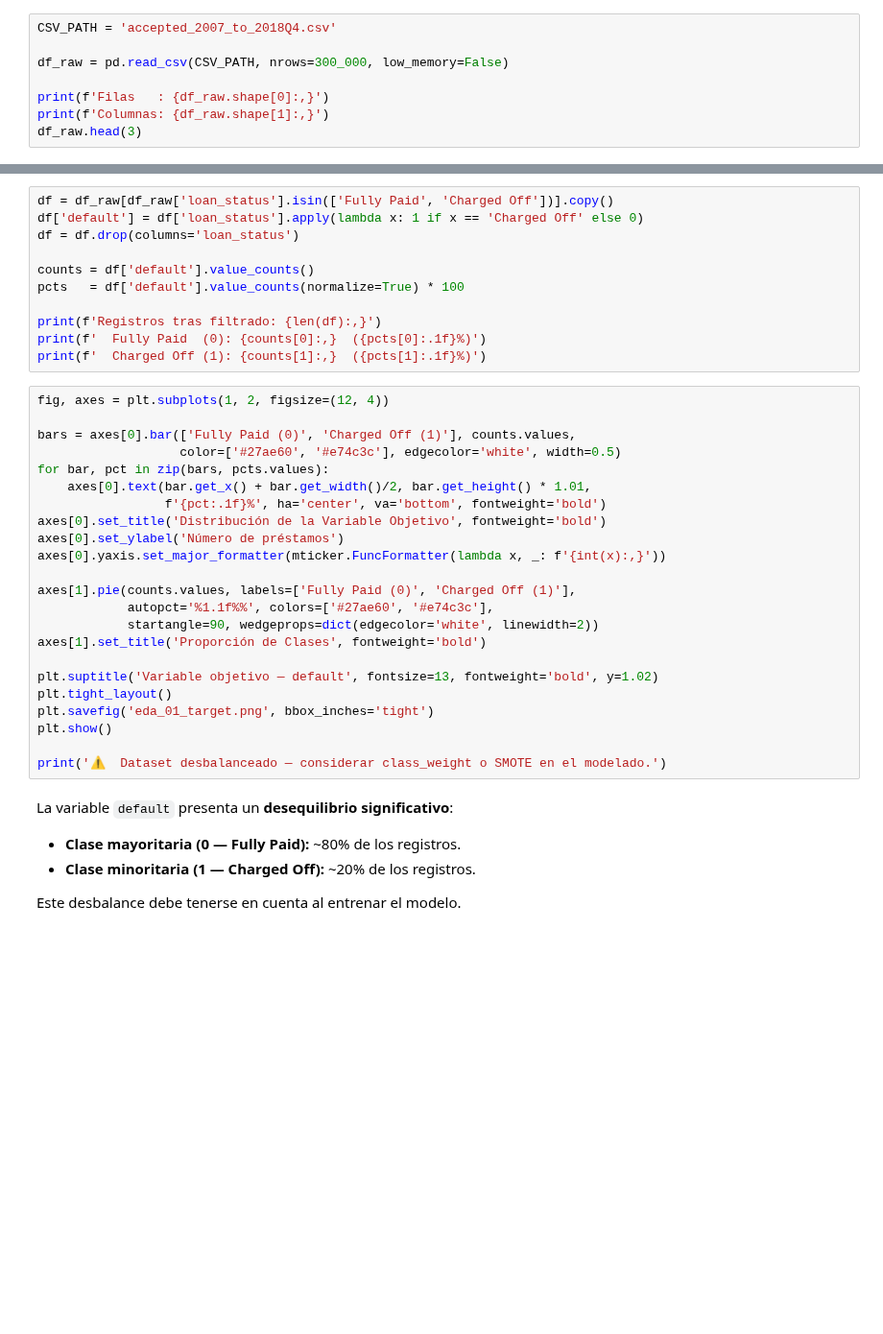
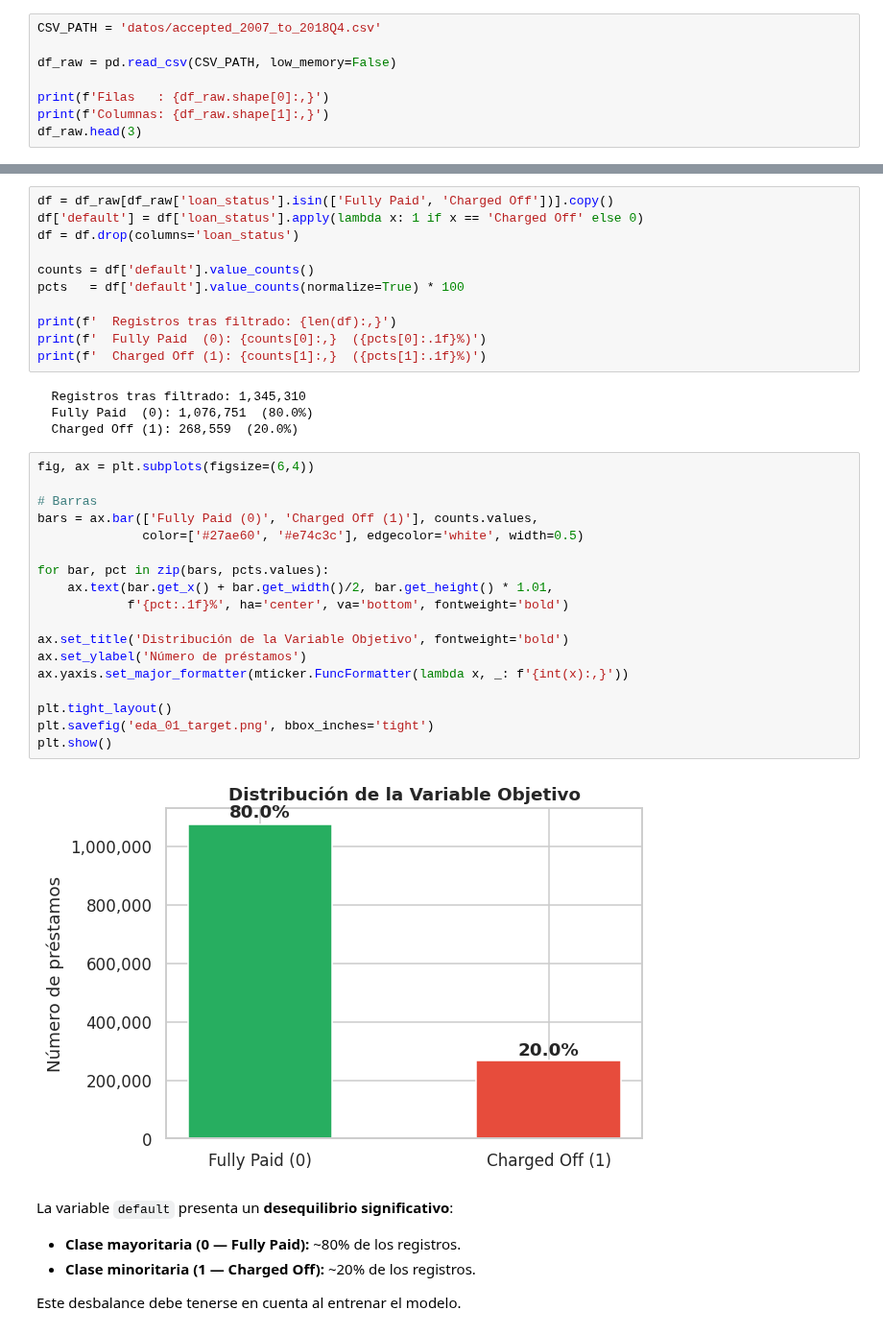
Before and after one commit to DlyZz/Mini_proyecto_1, a Jupyter notebook: docs/eda_lending_club_final (2).ipynb, the cells around one changed output, grey strips where cells are left out. Shown at 96% size. Cells and saved outputs as stored; diff of their text form; blank space fills up the shorter version.

```diff
--- a/docs/eda_lending_club_final (2).ipynb
+++ b/docs/eda_lending_club_final (2).ipynb
@@ -28,7 +20,7 @@ print('✅ Librerías cargadas')
 # %%
-CSV_PATH = 'accepted_2007_to_2018Q4.csv'
+CSV_PATH = 'datos/accepted_2007_to_2018Q4.csv'
 
-df_raw = pd.read_csv(CSV_PATH, nrows=300_000, low_memory=False)
+df_raw = pd.read_csv(CSV_PATH, low_memory=False)
 
 print(f'Filas   : {df_raw.shape[0]:,}')
 print(f'Columnas: {df_raw.shape[1]:,}')
@@ -45,32 +43,33 @@ df = df.drop(columns='loan_status')
 counts = df['default'].value_counts()
 pcts   = df['default'].value_counts(normalize=True) * 100
 
-print(f'Registros tras filtrado: {len(df):,}')
+print(f'  Registros tras filtrado: {len(df):,}')
 print(f'  Fully Paid  (0): {counts[0]:,}  ({pcts[0]:.1f}%)')
 print(f'  Charged Off (1): {counts[1]:,}  ({pcts[1]:.1f}%)')
+# %% [output]
+  Registros tras filtrado: 1,345,310
+  Fully Paid  (0): 1,076,751  (80.0%)
+  Charged Off (1): 268,559  (20.0%)
 # %%
-fig, axes = plt.subplots(1, 2, figsize=(12, 4))
+fig, ax = plt.subplots(figsize=(6,4))
 
-bars = axes[0].bar(['Fully Paid (0)', 'Charged Off (1)'], counts.values,
-                   color=['#27ae60', '#e74c3c'], edgecolor='white', width=0.5)
+# Barras
+bars = ax.bar(['Fully Paid (0)', 'Charged Off (1)'], counts.values,
+              color=['#27ae60', '#e74c3c'], edgecolor='white', width=0.5)
+
 for bar, pct in zip(bars, pcts.values):
-    axes[0].text(bar.get_x() + bar.get_width()/2, bar.get_height() * 1.01,
-                 f'{pct:.1f}%', ha='center', va='bottom', fontweight='bold')
-axes[0].set_title('Distribución de la Variable Objetivo', fontweight='bold')
-axes[0].set_ylabel('Número de préstamos')
-axes[0].yaxis.set_major_formatter(mticker.FuncFormatter(lambda x, _: f'{int(x):,}'))
+    ax.text(bar.get_x() + bar.get_width()/2, bar.get_height() * 1.01,
+            f'{pct:.1f}%', ha='center', va='bottom', fontweight='bold')
 
-axes[1].pie(counts.values, labels=['Fully Paid (0)', 'Charged Off (1)'],
-            autopct='%1.1f%%', colors=['#27ae60', '#e74c3c'],
-            startangle=90, wedgeprops=dict(edgecolor='white', linewidth=2))
-axes[1].set_title('Proporción de Clases', fontweight='bold')
+ax.set_title('Distribución de la Variable Objetivo', fontweight='bold')
+ax.set_ylabel('Número de préstamos')
+ax.yaxis.set_major_formatter(mticker.FuncFormatter(lambda x, _: f'{int(x):,}'))
 
-plt.suptitle('Variable objetivo — default', fontsize=13, fontweight='bold', y=1.02)
 plt.tight_layout()
 plt.savefig('eda_01_target.png', bbox_inches='tight')
 plt.show()
-
-print('⚠️  Dataset desbalanceado — considerar class_weight o SMOTE en el modelado.')
+# %% [output]
+[figure, added]
 # %% [markdown]
 La variable `default` presenta un **desequilibrio significativo**:
 - **Clase mayoritaria (0 — Fully Paid):** ~80% de los registros.
```
Also changed, not shown: parts of 42 cells of this notebook, 6 other files.
